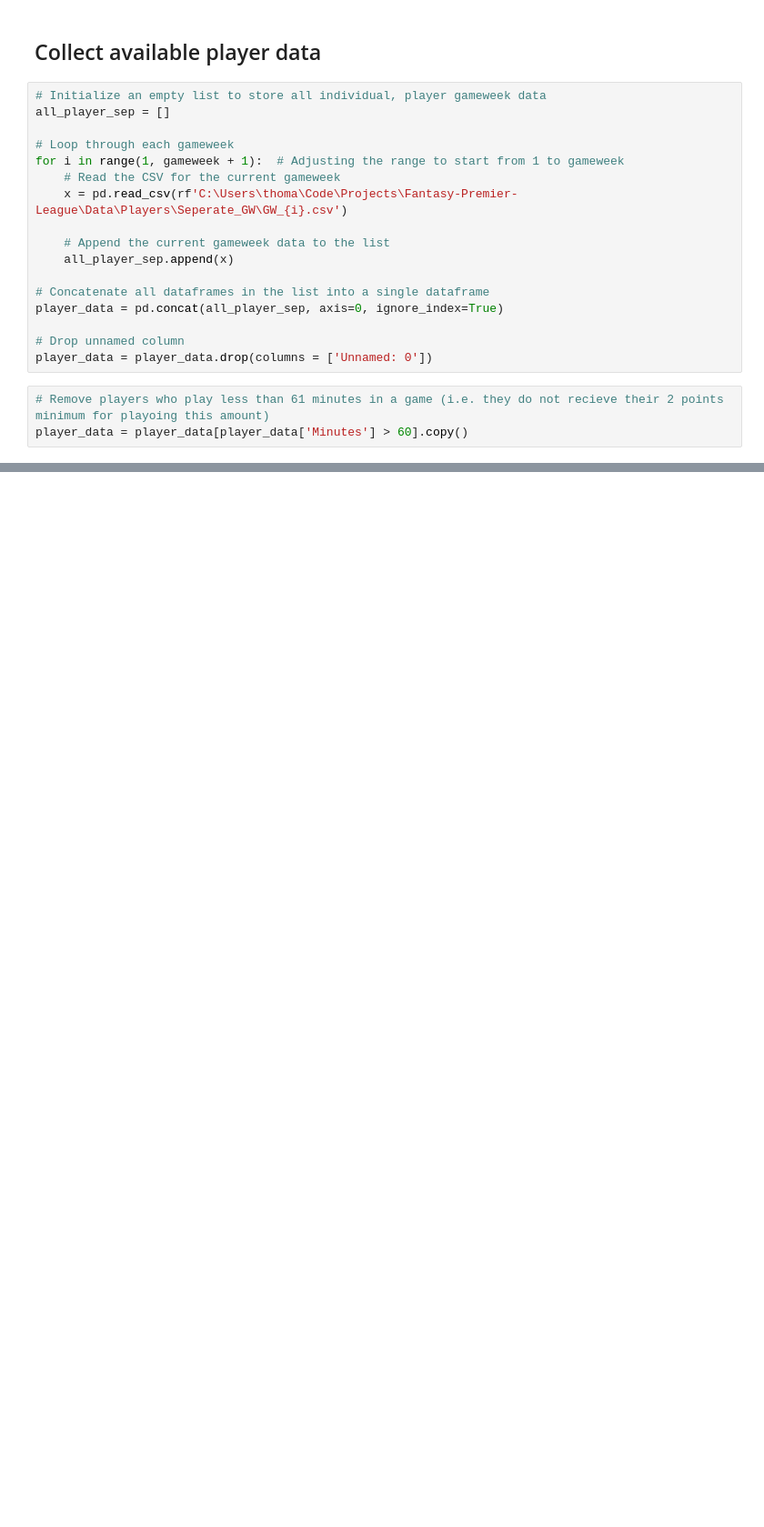
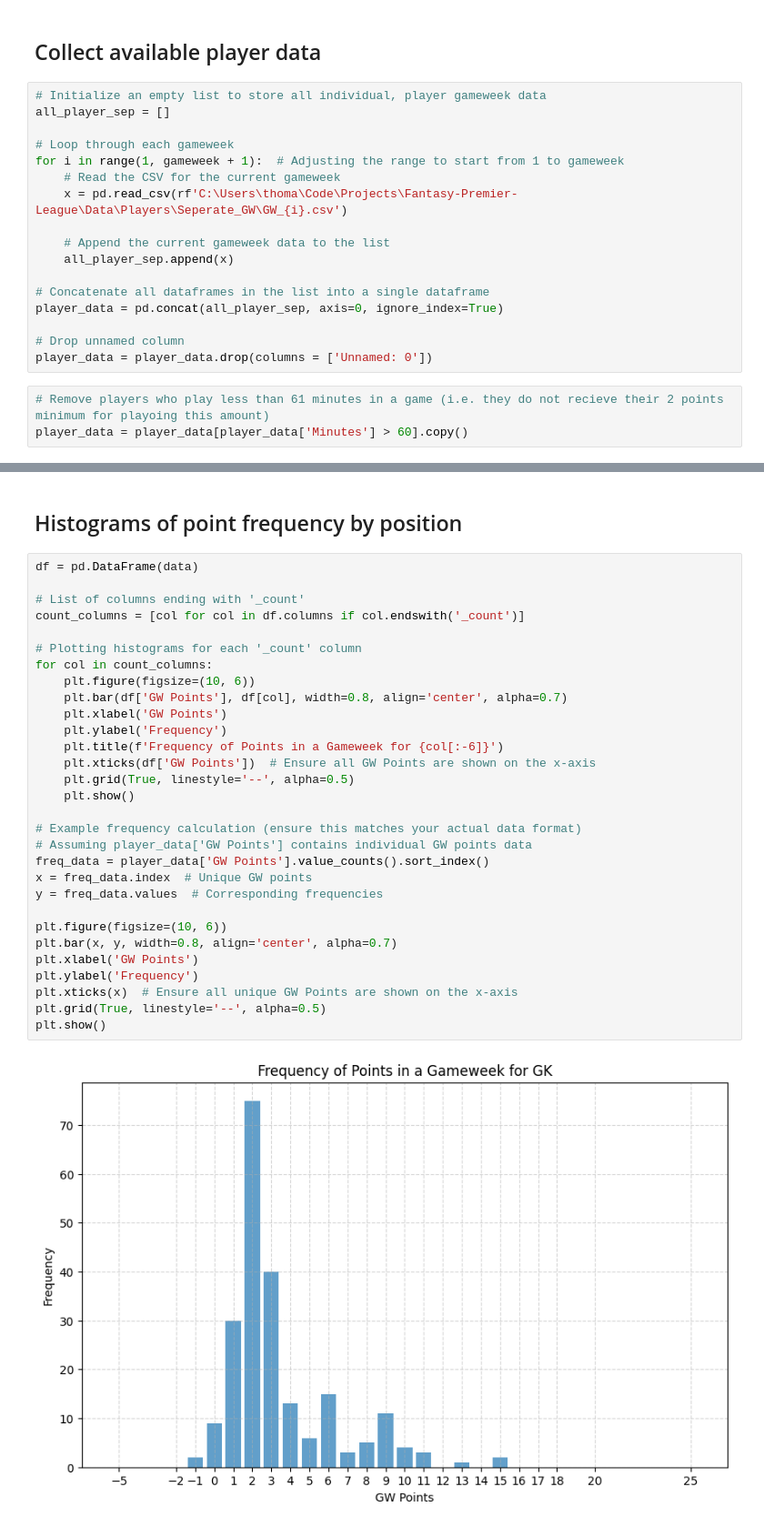
Before and after one commit to hot-squid/Fantasy-Premier-League, a Jupyter notebook: Analysis/Position_analysis.ipynb, the cells around one changed output, grey strips where cells are left out. Shown: that part at 91% size. Drawn from its saved outputs; the diff is of its cells as text; blank space fills up the shorter version.

```diff
--- a/Analysis/Position_analysis.ipynb
+++ b/Analysis/Position_analysis.ipynb
@@ -46,0 +210,34 @@ final_data_fwds = player_data[player_data['Position'] == 'FWD'].copy()
+# %% [markdown]
+## Histograms of point frequency by position
+# %%
+df = pd.DataFrame(data)
+
+# List of columns ending with '_count'
+count_columns = [col for col in df.columns if col.endswith('_count')]
+
+# Plotting histograms for each '_count' column
+for col in count_columns:
+    plt.figure(figsize=(10, 6))
+    plt.bar(df['GW Points'], df[col], width=0.8, align='center', alpha=0.7)
+    plt.xlabel('GW Points')
+    plt.ylabel('Frequency')
+    plt.title(f'Frequency of Points in a Gameweek for {col[:-6]}')
+    plt.xticks(df['GW Points'])  # Ensure all GW Points are shown on the x-axis
+    plt.grid(True, linestyle='--', alpha=0.5)
+    plt.show()
+
+# Example frequency calculation (ensure this matches your actual data format)
+# Assuming player_data['GW Points'] contains individual GW points data
+freq_data = player_data['GW Points'].value_counts().sort_index()
+x = freq_data.index  # Unique GW points
+y = freq_data.values  # Corresponding frequencies
+
+plt.figure(figsize=(10, 6))
+plt.bar(x, y, width=0.8, align='center', alpha=0.7)
+plt.xlabel('GW Points')
+plt.ylabel('Frequency')
+plt.xticks(x)  # Ensure all unique GW Points are shown on the x-axis
+plt.grid(True, linestyle='--', alpha=0.5)
+plt.show()
+# %% [output]
+[figure, added]
```
Also changed, not shown: parts of 32 cells of this notebook.
